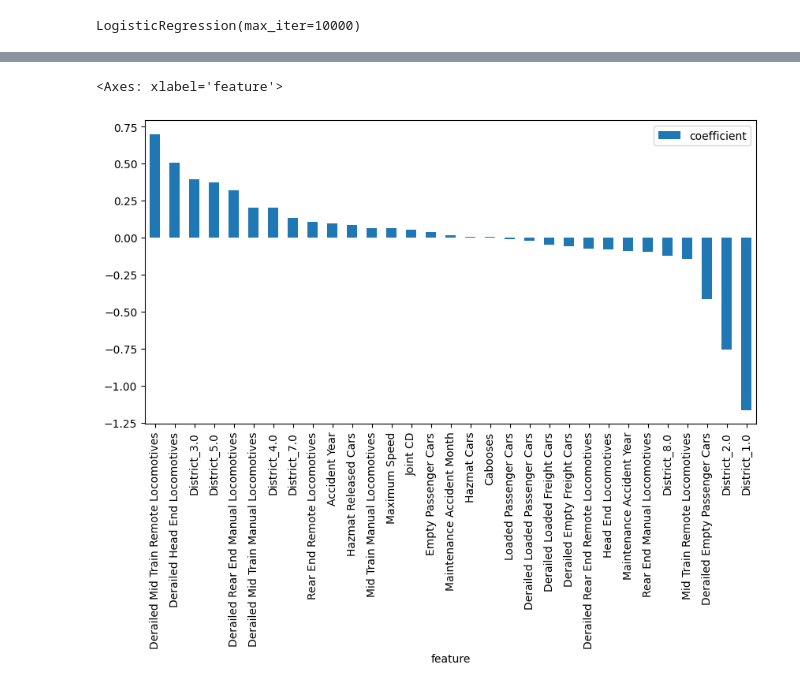
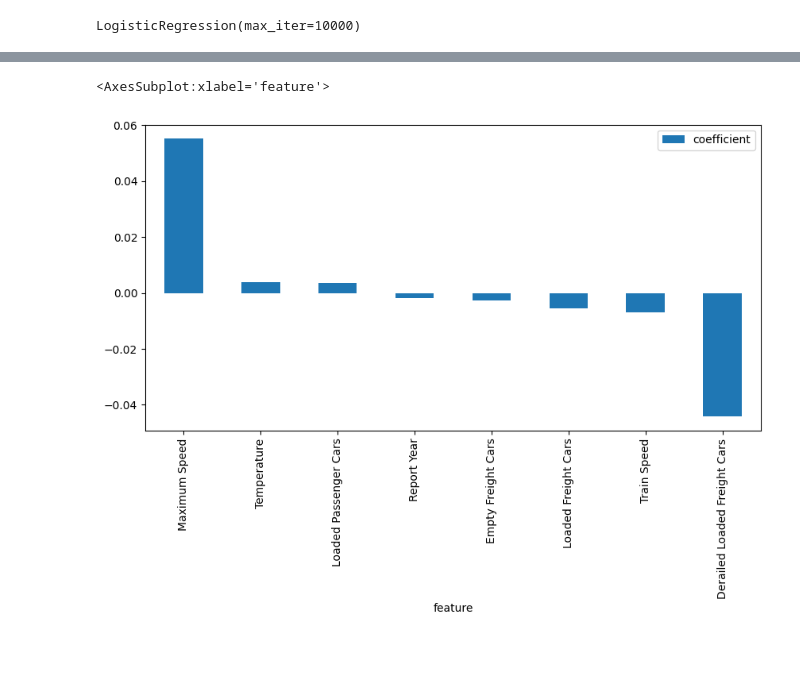
Before and after one commit to ndahlinuvm/Train-Derailment-287Project, a Jupyter notebook: log_reg.ipynb, the cells around one changed output, grey strips where cells are left out. Cells and saved outputs as stored; diff of their text form; code cells hidden in the pictures; blank space fills up the shorter version.

```diff
--- a/log_reg.ipynb
+++ b/log_reg.ipynb
@@ -116,10 +114,10 @@ dtype: int64
 # %%
 # split into train test
 from sklearn.model_selection import train_test_split
-X = df.drop(['deaths'], axis=1)
-# X = df.drop(['Casualty'], axis=1)
-y = df['deaths']
-# y = df['Casualty']
+# X = df.drop(['deaths'], axis=1)
+X = df.drop(['Casualty'], axis=1)
+# y = df['deaths']
+y = df['Casualty']
 X_train, X_test, y_train, y_test = train_test_split(X, y, test_size=0.2)
 # %%
 # Fit a logisitc regression across all variables trying to predict whether or not a person died
@@ -135,7 +133,7 @@ print(log_reg.score(X_test, y_test))
 # %%
 # match the coefficients to the column names
-coefficients = pd.DataFrame({'feature': df.drop(['deaths'], axis=1).columns, 'coefficient': log_reg.coef_[0]})
-# coefficients = pd.DataFrame({'feature': df.drop(['Casualty'], axis=1).columns, 'coefficient': log_reg.coef_[0]})
+# coefficients = pd.DataFrame({'feature': df.drop(['deaths'], axis=1).columns, 'coefficient': log_reg.coef_[0]})
+coefficients = pd.DataFrame({'feature': df.drop(['Casualty'], axis=1).columns, 'coefficient': log_reg.coef_[0]})
 # order the coefficients from highest to lowest
 coefficients.sort_values('coefficient', ascending=False)
 coefficients.sort_values('coefficient', ascending=False).plot.bar(x='feature', y='coefficient', figsize=(10,5))
@@ -145,14 +181,14 @@ coefficients.sort_values('coefficient', ascending=False).plot.bar(x='feature', y
 # %%
 # get list of coefficients that had a large impact on the model
-coefficients[abs(coefficients['coefficient']) > 0.005]
+coefficients[abs(coefficients['coefficient']) > 0.001]
 # this has to be absolute value because some coefficients are negative
-impacts = coefficients[abs(coefficients['coefficient']) > 0.005]['feature'].tolist()
+impacts = coefficients[abs(coefficients['coefficient']) > 0.001]['feature'].tolist()
 
 # keep only the columns that had a large impact on the model
 df = df[impacts]
 # add back in the deaths column
-df['deaths'] = deaths
-# df['Casualty'] = casualty
+# df['deaths'] = deaths
+df['Casualty'] = casualty
 
 df.head()
 # %% [output]
@@ -165,9 +201,9 @@ df.head()
 # %%
 # performing another logistic regression with only the columns that had a large impact on the model
-X = df.drop(['deaths'], axis=1)
-# X = df.drop(['Casualty'], axis=1)
-y = df['deaths']
-# y = df['Casualty']
+# X = df.drop(['deaths'], axis=1)
+X = df.drop(['Casualty'], axis=1)
+# y = df['deaths']
+y = df['Casualty']
 X_train, X_test, y_train, y_test = train_test_split(X, y, test_size=0.2)
 # %%
 log_reg = LogisticRegression(max_iter=10000)
@@ -182,14 +218,14 @@ print(log_reg.score(X_test, y_test))
 # %%
 # match the coefficients to the column names
-coefficients = pd.DataFrame({'feature': df.drop(['deaths'], axis=1).columns, 'coefficient': log_reg.coef_[0]})
-# coefficients = pd.DataFrame({'feature': df.drop(['Casualty'], axis=1).columns, 'coefficient': log_reg.coef_[0]})
+# coefficients = pd.DataFrame({'feature': df.drop(['deaths'], axis=1).columns, 'coefficient': log_reg.coef_[0]})
+coefficients = pd.DataFrame({'feature': df.drop(['Casualty'], axis=1).columns, 'coefficient': log_reg.coef_[0]})
 
 # order the coefficients from highest to lowest
 coefficients.sort_values('coefficient', ascending=False)
 coefficients.sort_values('coefficient', ascending=False).plot.bar(x='feature', y='coefficient', figsize=(10,5))
 # %% [output]
-<Axes: xlabel='feature'>
+<AxesSubplot:xlabel='feature'>
-[figure, old version]
+[figure, new version]
 # %%
 # find model accuracy
 log_reg.score(X_test, y_test)
```
Also changed, not shown: parts of 17 cells of this notebook.
